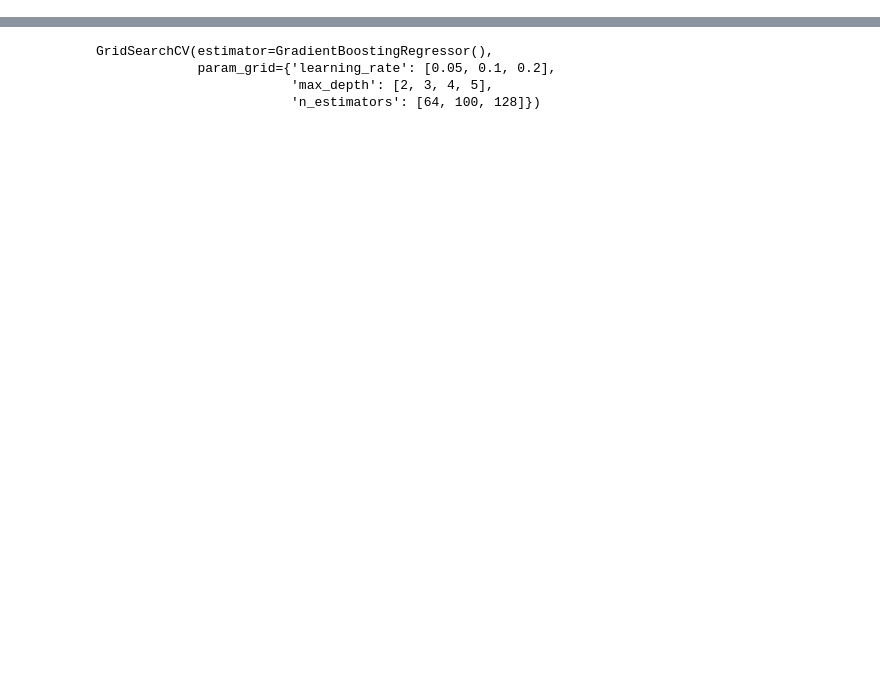
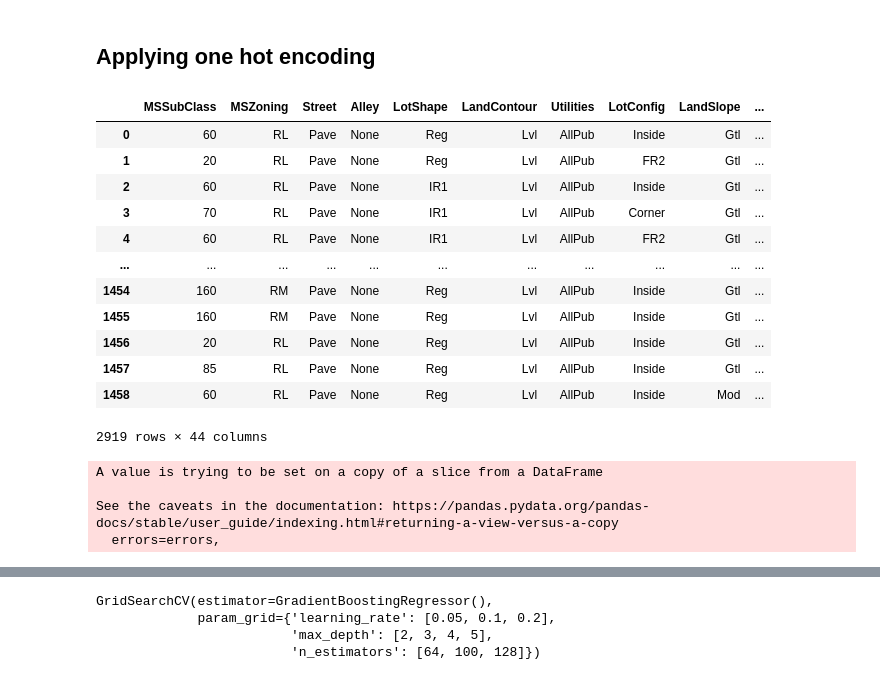
Before and after one commit to alimikegami/House-Prices-Challenge-Kaggle, a Jupyter notebook: house-price-challenge.ipynb, the cells around one changed output, grey strips where cells are left out. Drawn from its saved outputs; the diff is of its cells as text; code cells hidden in the pictures; blank space fills up the shorter version.

```diff
--- a/house-price-challenge.ipynb
+++ b/house-price-challenge.ipynb
@@ -764,0 +354,9 @@ See the caveats in the documentation: https://pandas.pydata.org/pandas-docs/stab
+# %%
+train_df["train"] = 1
+test_df["train"] = 0
+concatted = pd.concat([train_df, test_df], axis=0)
+# %%
+for feature in categorical_features:
+    category_percentage = concatted.groupby(feature)['LotArea'].count()/len(concatted)
+    index_rare_category = category_percentage[category_percentage > 0.01].index
+    concatted[feature] = np.where(concatted[feature].isin(index_rare_category), concatted[feature], 'Other')
@@ -764,0 +372,23 @@ See the caveats in the documentation: https://pandas.pydata.org/pandas-docs/stab
+# %% [markdown]
+## Applying one hot encoding
+# %%
+concatted['MSSubClass'] = concatted['MSSubClass'].apply(str)
+# %%
+categorical_concatted_df = concatted.select_dtypes(include='object')
+numerical_concatted_df = concatted.select_dtypes(exclude='object')
+# %%
+categorical_concatted_df
+# %% [output]
+|  | MSSubClass | MSZoning | Street | Alley | LotShape | LandContour | Utilities | LotConfig | LandSlope | ... |
+| 0 | 60 | RL | Pave | None | Reg | Lvl | AllPub | Inside | Gtl | ... |
+| 1 | 20 | RL | Pave | None | Reg | Lvl | AllPub | FR2 | Gtl | ... |
+| 2 | 60 | RL | Pave | None | IR1 | Lvl | AllPub | Inside | Gtl | ... |
+| 3 | 70 | RL | Pave | None | IR1 | Lvl | AllPub | Corner | Gtl | ... |
+| 4 | 60 | RL | Pave | None | IR1 | Lvl | AllPub | FR2 | Gtl | ... |
+| ... | ... | ... | ... | ... | ... | ... | ... | ... | ... | ... |
+| 1454 | 160 | RM | Pave | None | Reg | Lvl | AllPub | Inside | Gtl | ... |
+| 1455 | 160 | RM | Pave | None | Reg | Lvl | AllPub | Inside | Gtl | ... |
+| 1456 | 20 | RL | Pave | None | Reg | Lvl | AllPub | Inside | Gtl | ... |
+| 1457 | 85 | RL | Pave | None | Reg | Lvl | AllPub | Inside | Gtl | ... |
+| 1458 | 60 | RL | Pave | None | Reg | Lvl | AllPub | Inside | Mod | ... |
+2919 rows × 44 columns
@@ -765,3 +402,11 @@ See the caveats in the documentation: https://pandas.pydata.org/pandas-docs/stab
+# %%
+train_df.drop(['train'], axis=1, inplace=True)
+test_df.drop(['train', 'SalePrice'], axis=1, inplace=True)
+# %% [output]
+A value is trying to be set on a copy of a slice from a DataFrame
+
+See the caveats in the documentation: https://pandas.pydata.org/pandas-docs/stable/user_guide/indexing.html#returning-a-view-versus-a-copy
+  errors=errors,
 # %%
 train_df
 # %% [output]
```
Also changed, not shown: parts of 181 cells of this notebook.
